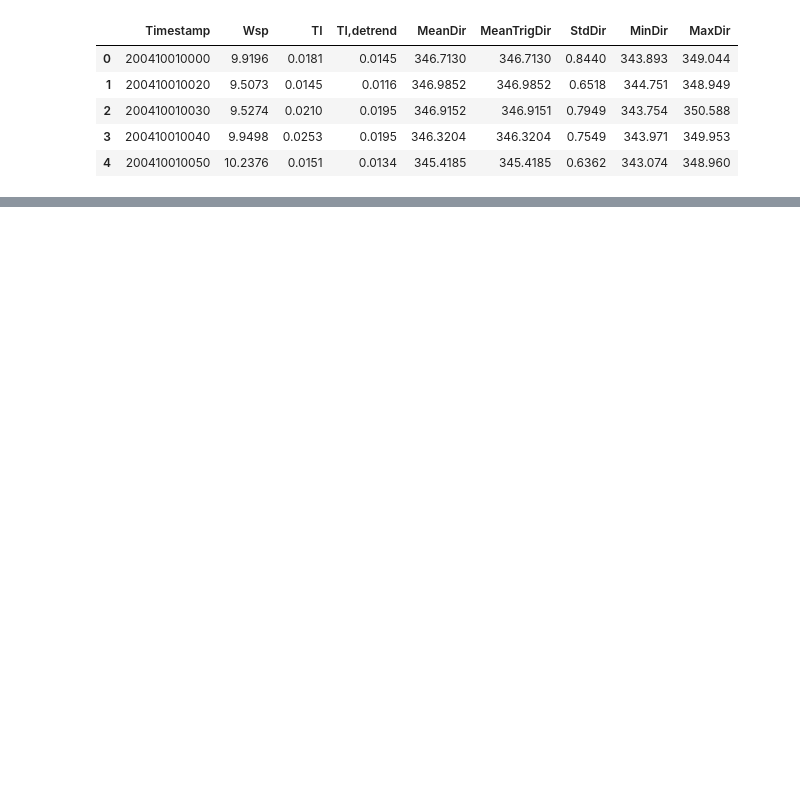
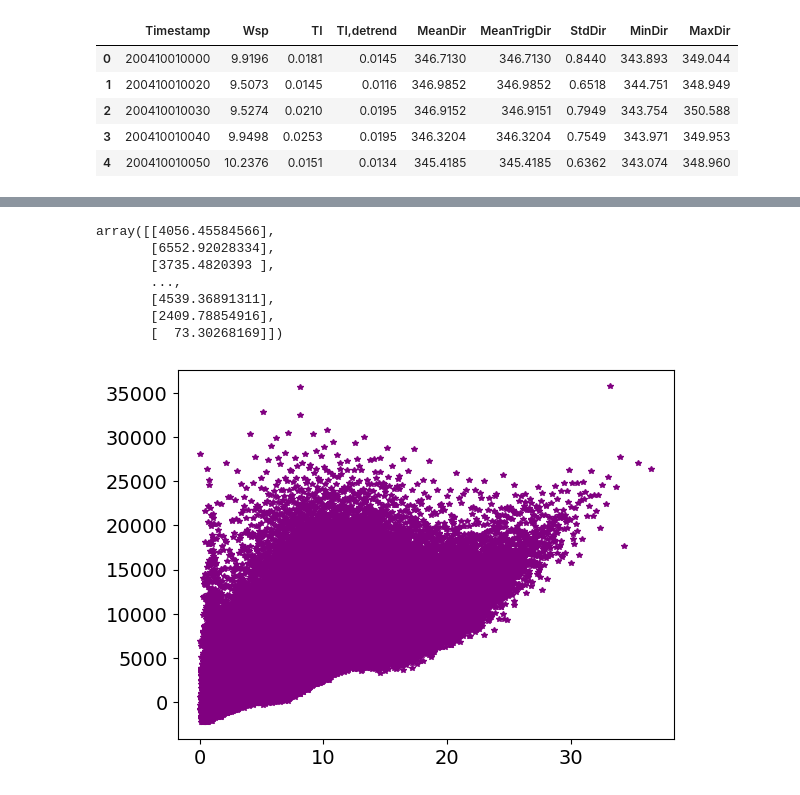
Before and after one commit to InbasatAQ/Reliability-of-a-wind-turbine-blade-against-fatigue-failure-in-the-root-section, a Jupyter notebook: PMWE.ipynb, the cells around one changed output, grey strips where cells are left out. Saved outputs shown, nothing was run; the diff lists cells and outputs as text; code cells hidden in the pictures; blank space fills up the shorter version.

```diff
--- a/PMWE.ipynb
+++ b/PMWE.ipynb
@@ -323,0 +450,32 @@ plt.show()
+# %%
+# GENERATE RANDOM VARIATES WITH OTHER SAMPLING TECHNIQUES
+
+N_samples = 10000
+ot.RandomGenerator.SetSeed(0)
+dim = 2
+
+
+uniform_distribution = ot.ComposedDistribution([ot.Uniform(0., 1.)] * dim)
+
+# Crude Monte-Carlo
+#SMC = np.random.rand(N_samples,dim)
+SMC = uniform_distribution.getSample(N_samples)
+
+U_SMC= stats.weibull_min.ppf(SMC[:,0], c=Weibullk, loc=0, scale = WeibullA) #stats.weibull_min.rvs(c= Weibullk, scale = WeibullA, size = 10000)
+MuSigmaU_SMC = MuSigmaFunc(U_SMC)
+SigmaSigma_SMC = SigmaSigmaFunc(U_SMC)
+SigmaU_SMC = LogNormDist(2, SMC[:,1], MuSigmaU_SMC, SigmaSigma_SMC)
+# wind shear alpha
+alpha_SMC = generate_wind_shear_alpha(U_SMC)
+
+# Quasi- Monte Carlo (QMC)
+QMCexperiment = ot.LowDiscrepancyExperiment(ot.SobolSequence(), uniform_distribution, N_samples, False)
+SQMC = QMCexperiment.generate()
+SQMC = np.asarray(SQMC)#.T
+
+U_QMC = stats.weibull_min.ppf(SQMC[:,0], c=Weibullk, loc=0, scale = WeibullA)
+MuSigmaU_QMC = MuSigmaFunc(U_QMC)
+SigmaSigma_QMC = SigmaSigmaFunc(U_QMC)
+SigmaU_QMC = LogNormDist(2, SQMC[:,1], MuSigmaU_QMC, SigmaSigma_QMC)
+# wind shear alpha
+alpha_QMC = generate_wind_shear_alpha(U_QMC)
@@ -323,0 +495,18 @@ plt.show()
+# %%
+# get Mx predictions
+
+# Crude Monte-Carlo
+Mx_SMC = Mx_func(np.array([U_SMC.ravel(),SigmaU_SMC.ravel(),alpha_SMC.ravel()]).T)#np.array([U_SMC,SigmaU_SMC,alpha_SMC]).T
+# Quasi- Monte Carlo (QMC)
+Mx_QMC = Mx_func(np.array([U_QMC,SigmaU_QMC,alpha_QMC]).T)
+plt.plot(U_QMC,Mx_QMC,'*',markersize = 4,color = 'purple')
+Mx_QMC
+# %% [output]
+array([[4056.45584566],
+       [6552.92028334],
+       [3735.4820393 ],
+       ...,
+       [4539.36891311],
+       [2409.78854916],
+       [  73.30268169]])
+[figure, added]
```
Also changed, not shown: parts of 26 cells of this notebook, 1 other file.
